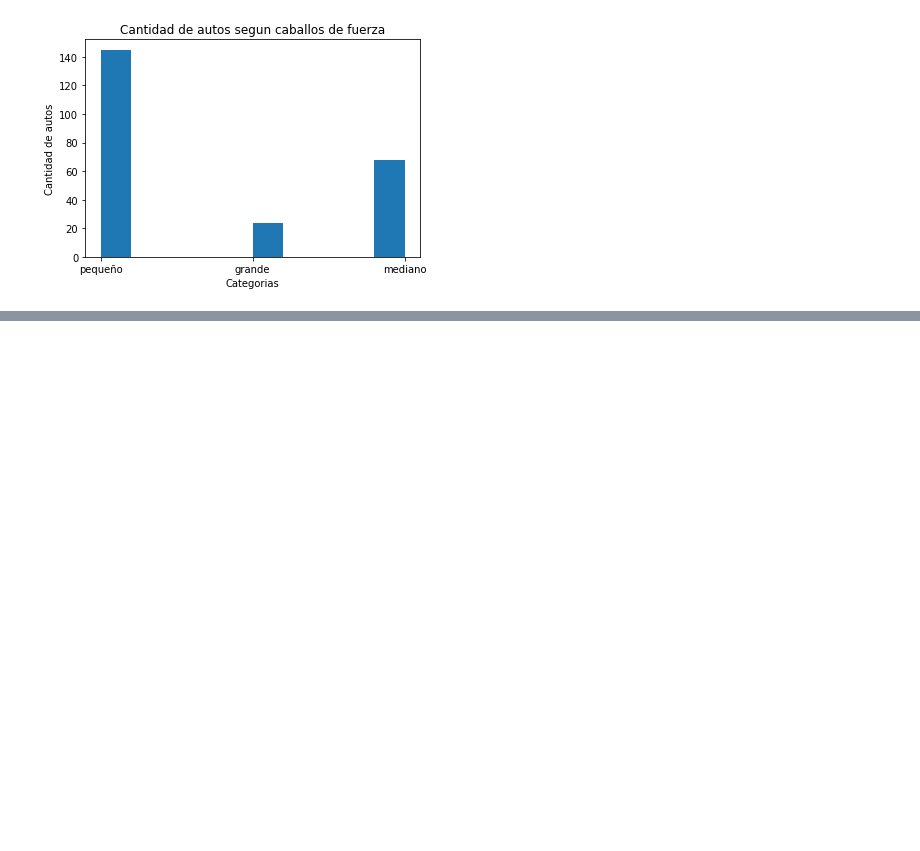
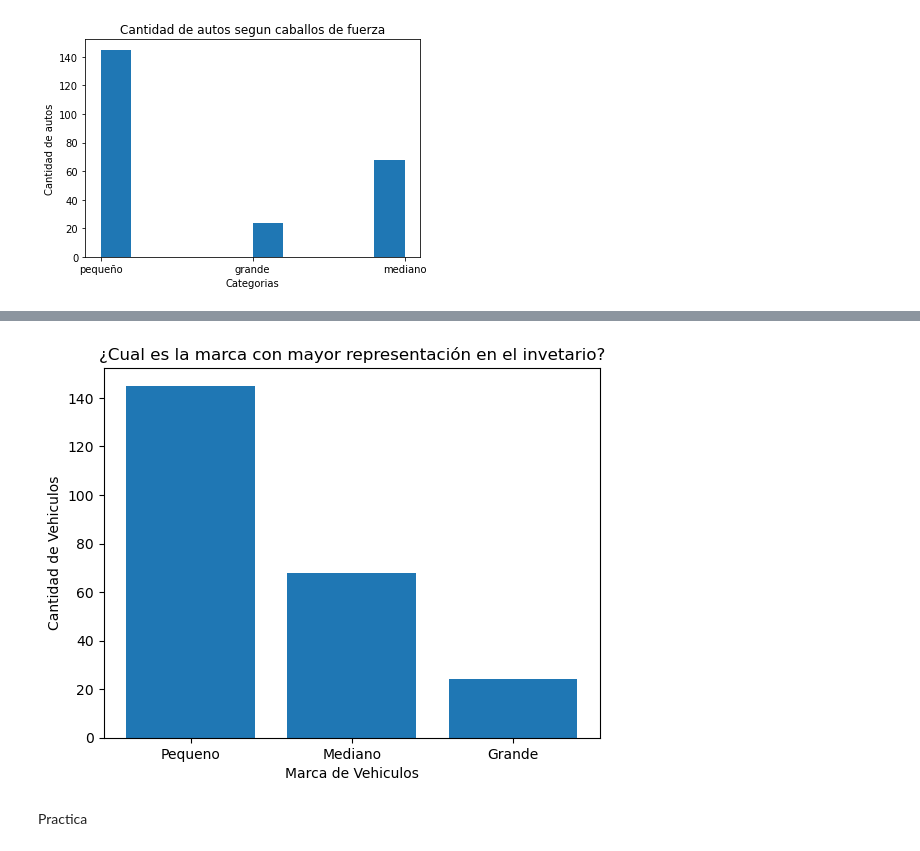
Before and after one commit to Joe13V/Analisis-Datos-CC, a Jupyter notebook: TRABAJO EN CLASE CONSOLIDADO.ipynb, the cells around one changed output, grey strips where cells are left out. Drawn from its saved outputs; the diff is of its cells as text; code cells hidden in the pictures; blank space fills up the shorter version.

```diff
--- a/TRABAJO EN CLASE CONSOLIDADO.ipynb
+++ b/TRABAJO EN CLASE CONSOLIDADO.ipynb
@@ -603,0 +737,4 @@ plt.show()
+# %%
+gf2 = df_autos.groupby(['horsepower-bins']).count()
+gf2 = gf2.iloc[:,:1]
+gf2
@@ -603,0 +747,22 @@ plt.show()
+# %%
+marcas = ("Pequeno", "Mediano","Grande")
+
+eje_y = gf2['symboling'].tolist()
+
+#Creamos la grafica
+plt.bar(marcas, eje_y)
+
+#Leyenda del eje y
+plt.ylabel("Cantidad de Vehiculos")
+
+##Leyenda en el eje x
+plt.xlabel("Marca de Vehiculos")
+
+##Titulo del Grafico
+plt.title('¿Cual es la marca con mayor representación en el invetario?')
+
+plt.show()
+# %% [output]
+[figure, added]
+# %% [markdown]
+<p>Practica</p>
```
Also changed, not shown: parts of 10 cells of this notebook.
